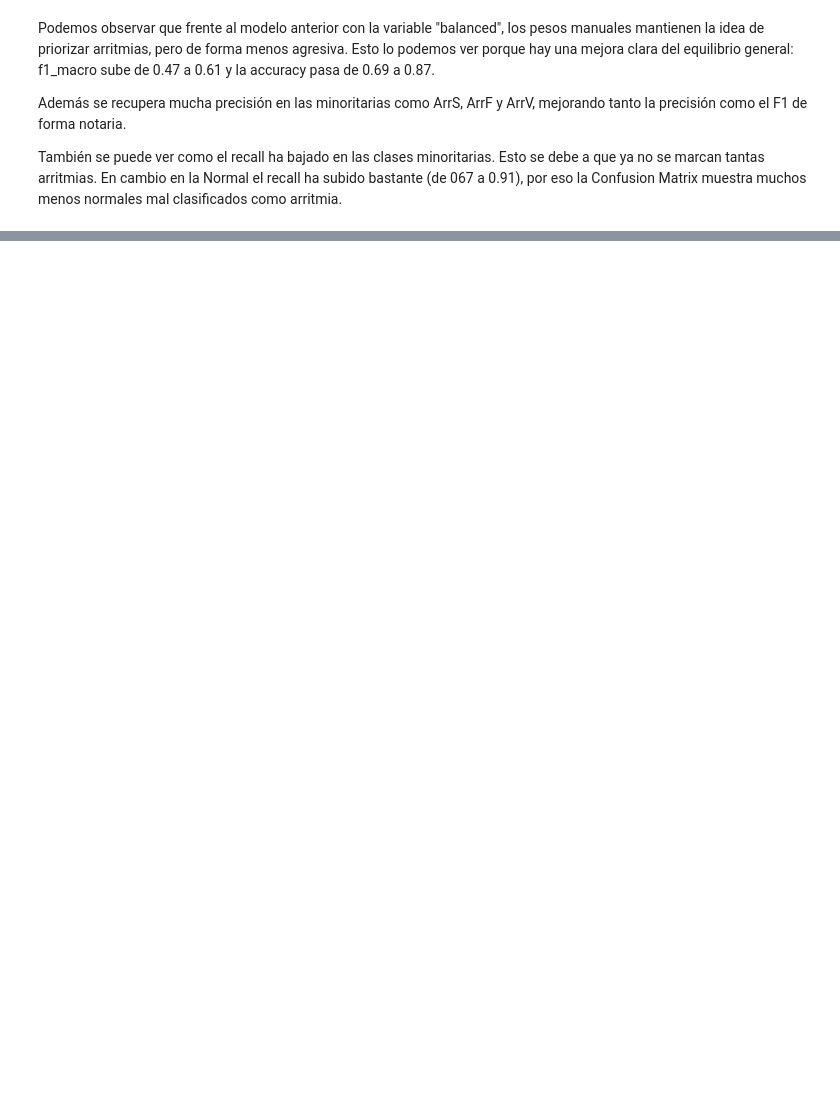
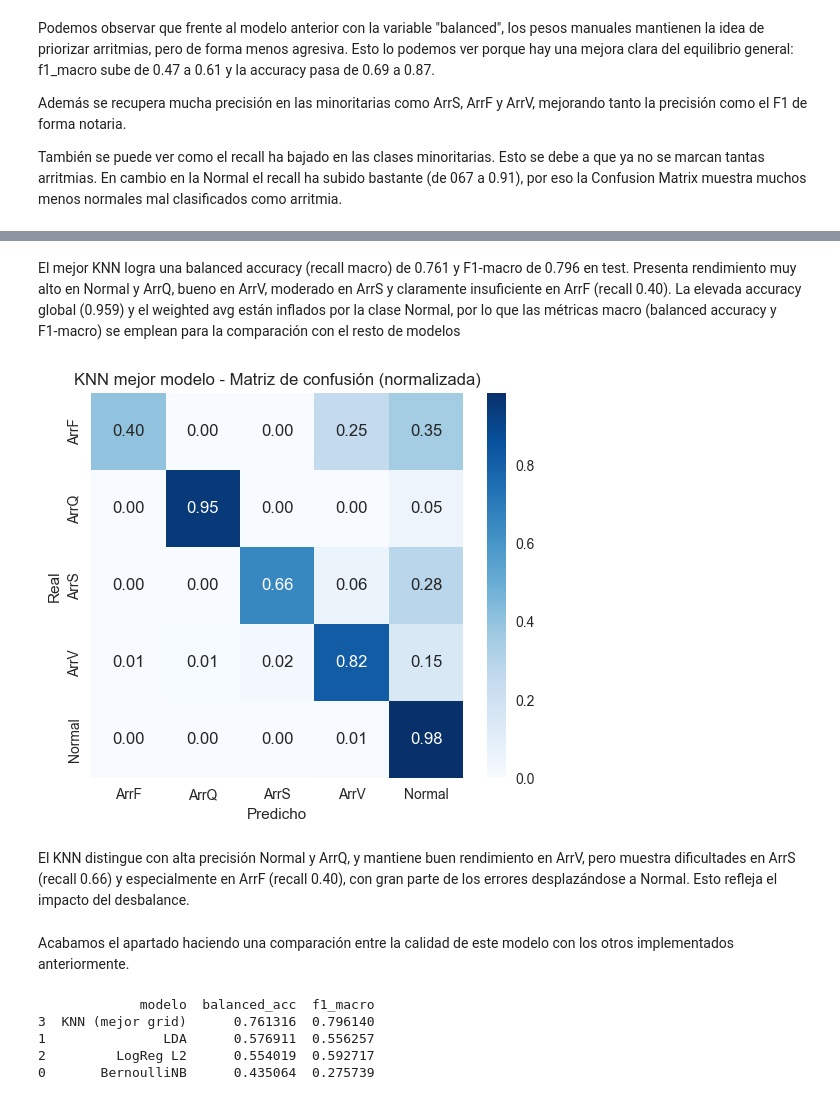
Before and after one commit to anaAparicioO5/apa_problemes, a Jupyter notebook: desbalance.ipynb, the cells around one changed output, grey strips where cells are left out. Drawn from its saved outputs; the diff is of its cells as text; code cells hidden in the pictures; blank space fills up the shorter version.

Commit message:
apartado e

```diff
--- a/desbalance.ipynb
+++ b/desbalance.ipynb
@@ -550,0 +551,2 @@ También se puede ver como el recall ha bajado en las clases minoritarias. Esto
+# %%
+cv = StratifiedKFold(n_splits=5, shuffle=True, random_state=42)
@@ -550,0 +591,6 @@ También se puede ver como el recall ha bajado en las clases minoritarias. Esto
+# %%
+knn_gs_bal.fit(X_train, np.ravel(y_train))
+
+cv_df = pd.DataFrame(knn_gs_bal.cv_results_)[
+    ["params", "mean_test_score", "std_test_score", "rank_test_score"]
+].sort_values("rank_test_score")
@@ -550,0 +624,7 @@ También se puede ver como el recall ha bajado en las clases minoritarias. Esto
+# %%
+best_knn = knn_gs_bal.best_estimator_
+y_pred = best_knn.predict(X_test)
+
+print(classification_report(np.ravel(y_test), y_pred, digits=3))
+print("Balanced Acc (test):", balanced_accuracy_score(np.ravel(y_test), y_pred))
+print("F1-macro (test):", f1_score(np.ravel(y_test), y_pred, average="macro"))
@@ -550,0 +646,43 @@ También se puede ver como el recall ha bajado en las clases minoritarias. Esto
+# %% [markdown]
+El mejor KNN logra una balanced accuracy (recall macro) de 0.761 y F1‑macro de 0.796 en test. Presenta rendimiento muy alto en Normal y ArrQ, bueno en ArrV, moderado en ArrS y claramente insuficiente en ArrF (recall 0.40). La elevada accuracy global (0.959) y el weighted avg están inflados por la clase Normal, por lo que las métricas macro (balanced accuracy y F1‑macro) se emplean para la comparación con el resto de modelos
+# %%
+# Matriz de confusión normalizada
+labels_order = sorted(pd.unique(np.ravel(y_train)))
+cm = confusion_matrix(np.ravel(y_test), y_pred, labels=labels_order, normalize="true")
+plt.figure(figsize=(6,5))
+sns.heatmap(cm, annot=True, fmt=".2f", xticklabels=labels_order,
+            yticklabels=labels_order, cmap="Blues")
+plt.title("KNN mejor modelo - Matriz de confusión (normalizada)")
+plt.xlabel("Predicho"); plt.ylabel("Real")
+plt.show()
+# %% [output]
+[figure, added]
+# %% [markdown]
+El KNN distingue con alta precisión Normal y ArrQ, y mantiene buen rendimiento en ArrV, pero muestra dificultades en ArrS (recall 0.66) y especialmente en ArrF (recall 0.40), con gran parte de los errores desplazándose a Normal. Esto refleja el impacto del desbalance.
+# %% [markdown]
+Acabamos el apartado haciendo una comparación entre la calidad de este modelo con los otros implementados anteriormente.
+# %%
+modelos = {
+    "BernoulliNB": bnb_model,
+    "LDA": lda_model,
+    "LogReg L2": lr_gs,
+    "KNN (mejor grid)": best_knn
+}
+
+res = []
+for nombre, mdl in modelos.items():
+    yhat = mdl.predict(X_test)
+    res.append({
+        "modelo": nombre,
+        "balanced_acc": balanced_accuracy_score(y_te, yhat),
+        "f1_macro": f1_score(y_te, yhat, average="macro"),
+    })
+
+df_cmp = pd.DataFrame(res).sort_values(["balanced_acc", "f1_macro"], ascending=False)
+print(df_cmp)
+# %% [output]
+             modelo  balanced_acc  f1_macro
+3  KNN (mejor grid)      0.761316  0.796140
+1               LDA      0.576911  0.556257
+2         LogReg L2      0.554019  0.592717
+0       BernoulliNB      0.435064  0.275739
```
Also changed, not shown: parts of 20 cells of this notebook.
